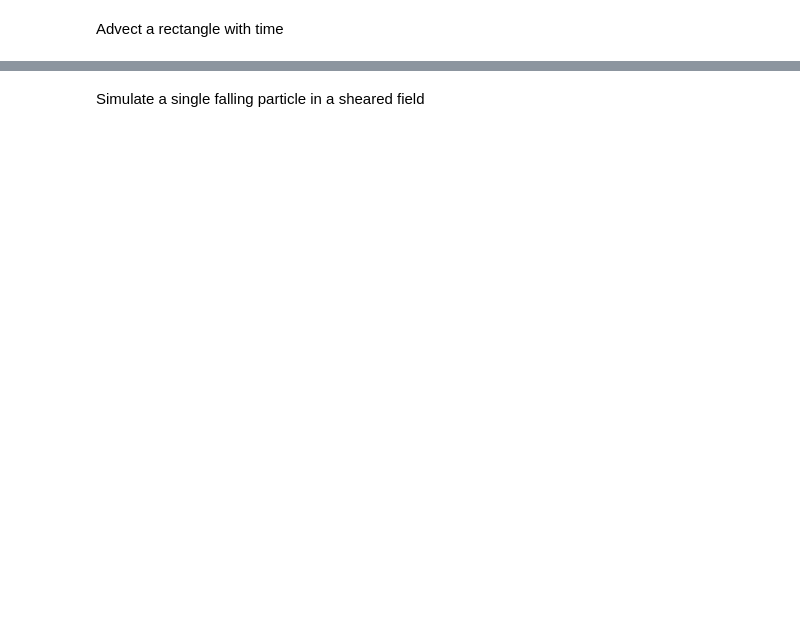
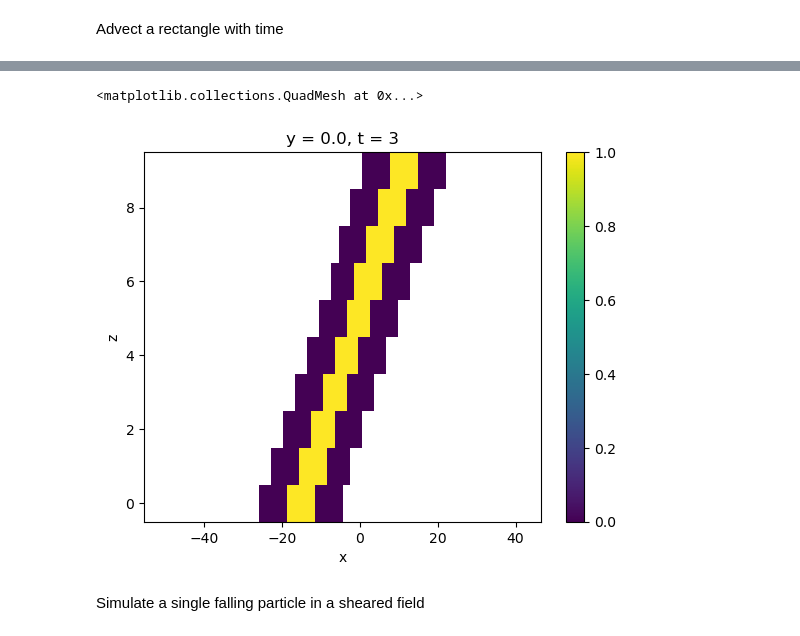
Before and after one commit to Ockenfuss/advesi, a Jupyter notebook: Examples.ipynb, the cells around one changed output, grey strips where cells are left out. Saved outputs shown, nothing was run; the diff lists cells and outputs as text; code cells hidden in the pictures; blank space fills up the shorter version.

```diff
--- a/Examples.ipynb
+++ b/Examples.ipynb
@@ -21,3 +20,13 @@ result.isel(t=3).plot(x='x')
+# %%
+part_coll=adv.Particle_Collection.from_field_collection(initial_field)
+advector=adv.EulerAdvector(dt=0.1, steps=100)
+traj_coll=adv.Trajectory_Collection.from_flowfield(ff, initial_field.f.x, initial_field.f.y, initial_field.f.z, advector=advector)
+resulting_fields=adv.Field_Collection.from_particle_collection(part_coll,traj_coll, np.arange(10),nx=100, ny=1, nz=10)
+result=resulting_fields.f.squeeze()
+result.isel(t=3).plot(x='x')
+# %% [output]
+<matplotlib.collections.QuadMesh at 0x...>
+[figure, added]
 # %% [markdown]
 
 Simulate a single falling particle in a sheared field
```
Also changed, not shown: parts of 17 cells of this notebook.
